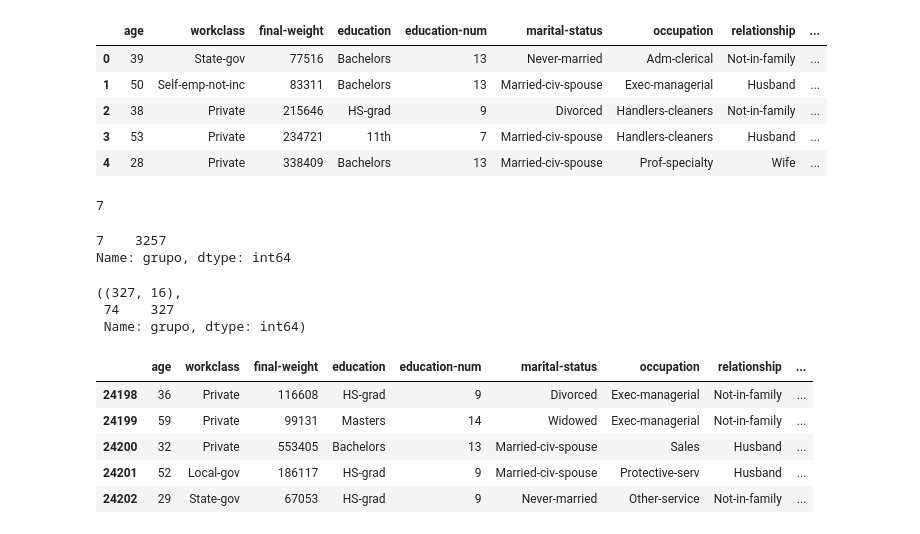
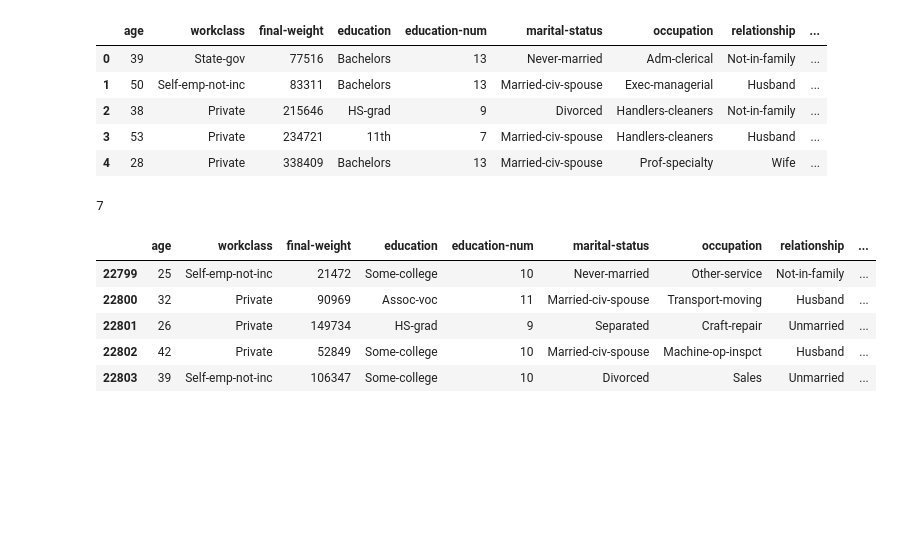
Before and after one commit to wagnerberna/data_science, a Jupyter notebook: data_science_and_machine_learning/amostragem/11_amostrage_por_grupos.ipynb, the cells around one changed output. Cells and saved outputs as stored; diff of their text form; code cells hidden in the pictures; blank space fills up the shorter version.

```diff
--- a/data_science_and_machine_learning/amostragem/11_amostrage_por_grupos.ipynb
+++ b/data_science_and_machine_learning/amostragem/11_amostrage_por_grupos.ipynb
@@ -77,9 +76,12 @@ random.randint(0,9)
 7
 # %%
 # capturar um grupo
-# value_counts: contagem dos valores e suas quantidades
 df_agrupamento = dataset[dataset["grupo"] == 7]
-df_agrupamento["grupo"].value_counts()
+df_agrupamento.head()
 # %% [output]
-7    3257
-Name: grupo, dtype: int64
+|  | age | workclass | final-weight | education | education-num | marital-status | occupation | relationship | ... |
+| 22799 | 25 | Self-emp-not-inc | 21472 | Some-college | 10 | Never-married | Other-service | Not-in-family | ... |
+| 22800 | 32 | Private | 90969 | Assoc-voc | 11 | Married-civ-spouse | Transport-moving | Husband | ... |
+| 22801 | 26 | Private | 149734 | HS-grad | 9 | Separated | Craft-repair | Unmarried | ... |
+| 22802 | 42 | Private | 52849 | Some-college | 10 | Married-civ-spouse | Machine-op-inspct | Husband | ... |
+| 22803 | 39 | Self-emp-not-inc | 106347 | Some-college | 10 | Divorced | Sales | Unmarried | ... |
@@ -106,16 +87,0 @@ def sample_group(dataset, group_quantity):
-# %%
-df_sample_group = sample_group(dataset, 100)
-df_sample_group.shape, df_sample_group["grupo"].value_counts()
-# %% [output]
-((327, 16),
- 74    327
- Name: grupo, dtype: int64)
-# %%
-df_sample_group.head()
-# %% [output]
-|  | age | workclass | final-weight | education | education-num | marital-status | occupation | relationship | ... |
-| 24198 | 36 | Private | 116608 | HS-grad | 9 | Divorced | Exec-managerial | Not-in-family | ... |
-| 24199 | 59 | Private | 99131 | Masters | 14 | Widowed | Exec-managerial | Not-in-family | ... |
-| 24200 | 32 | Private | 553405 | Bachelors | 13 | Married-civ-spouse | Sales | Husband | ... |
-| 24201 | 52 | Local-gov | 186117 | HS-grad | 9 | Married-civ-spouse | Protective-serv | Husband | ... |
-| 24202 | 29 | State-gov | 67053 | HS-grad | 9 | Never-married | Other-service | Not-in-family | ... |
```
Also changed, not shown: parts of 2 cells of this notebook.
